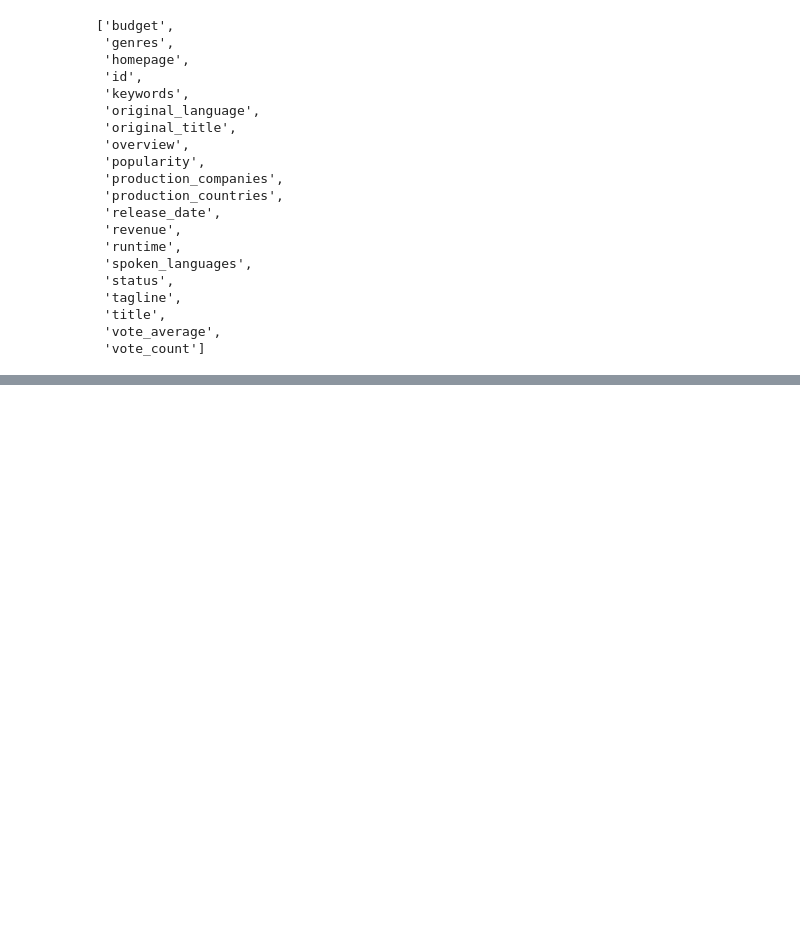
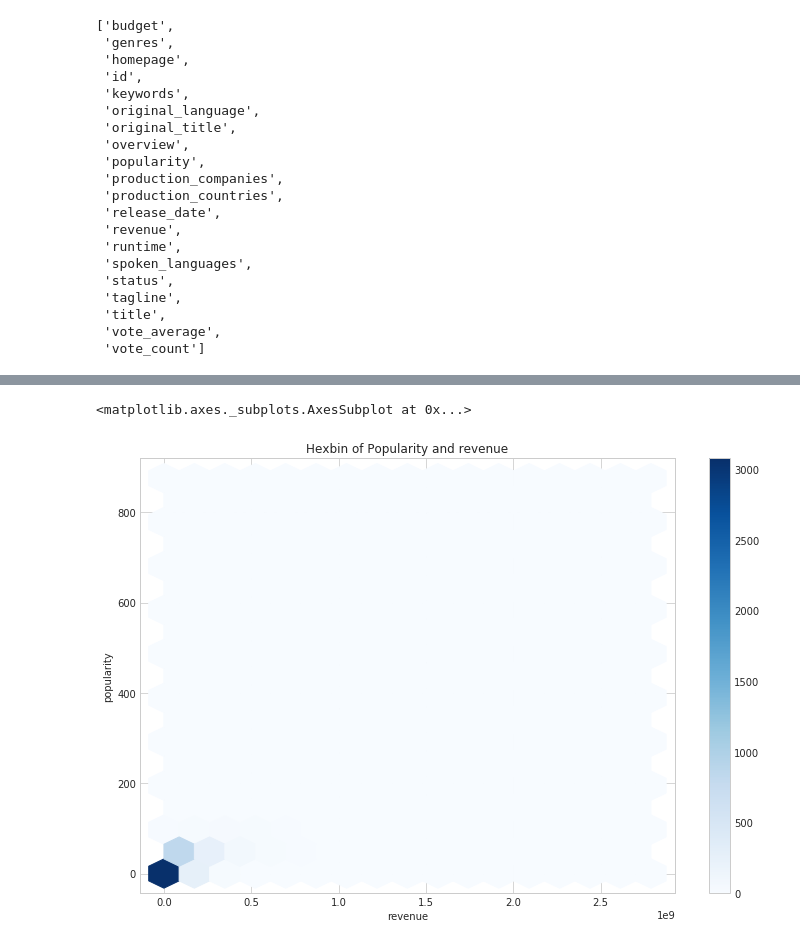
Before and after one commit to manolaz/pymlintro, a Jupyter notebook: movie_revenue_analysis.ipynb, the cells around one changed output, grey strips where cells are left out. Drawn from its saved outputs; the diff is of its cells as text; code cells hidden in the pictures; blank space fills up the shorter version.

```diff
--- a/movie_revenue_analysis.ipynb
+++ b/movie_revenue_analysis.ipynb
@@ -109,0 +117,7 @@ list(movie)
+# %%
+# Visualize the relation between Popularity and Revenue
+movie.plot(y ='popularity', x = 'revenue', kind='hexbin', gridsize = 16, sharex = False,
+          colormap = 'Blues', title='Hexbin of Popularity and revenue', figsize = (12,8))
+# %% [output]
+<matplotlib.axes._subplots.AxesSubplot at 0x...>
+[figure, added]
```
Also changed, not shown: parts of 6 cells of this notebook.
